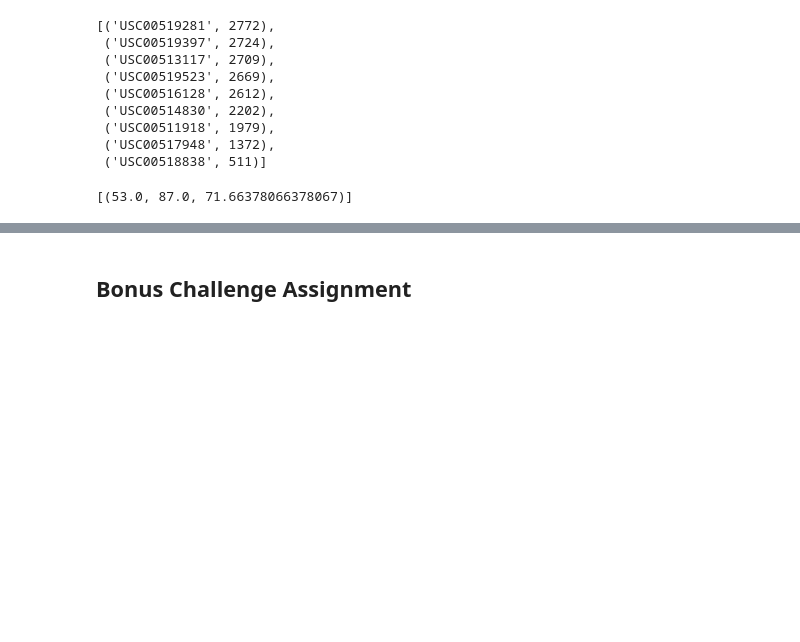
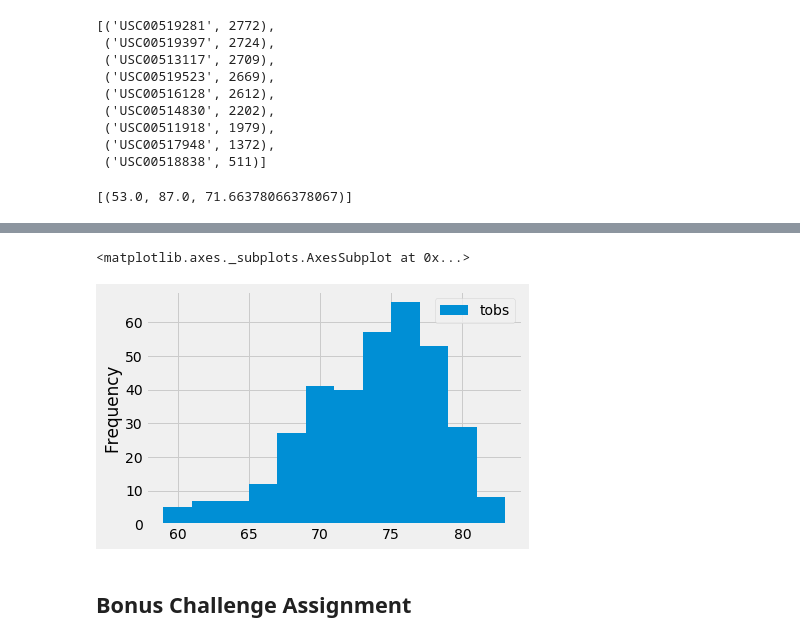
Before and after one commit to SakiSugio/sqlalchemy-challenge, a Jupyter notebook: climate_starter.ipynb, the cells around one changed output, grey strips where cells are left out. Cells and saved outputs as stored; diff of their text form; code cells hidden in the pictures; blank space fills up the shorter version.

```diff
--- a/climate_starter.ipynb
+++ b/climate_starter.ipynb
@@ -165,3 +146,7 @@ session.query(func.min(Measurement.tobs),\
 # %%
 # Choose the station with the highest number of temperature observations.
 # Query the last 12 months of temperature observation data for this station and plot the results as a histogram
+high_tob= session.query(Measurement.date, Measurement.tobs).filter(Measurement.date >= year_ago).\
+    filter(Measurement.station == 'USC00519281').\
+    order_by(Measurement.date).all()
+high_tob
@@ -168,3 +171,11 @@ session.query(func.min(Measurement.tobs),\
+# %%
+# Turning list to dataframe
+tob_df = pd.DataFrame(high_tob)
+# Plot the results as a histogram
+tob_df.plot.hist(bins=12)
+# %% [output]
+<matplotlib.axes._subplots.AxesSubplot at 0x...>
+[figure, added]
 # %% [markdown]
 ## Bonus Challenge Assignment
 # %%
```
Also changed, not shown: parts of 4 cells of this notebook.
